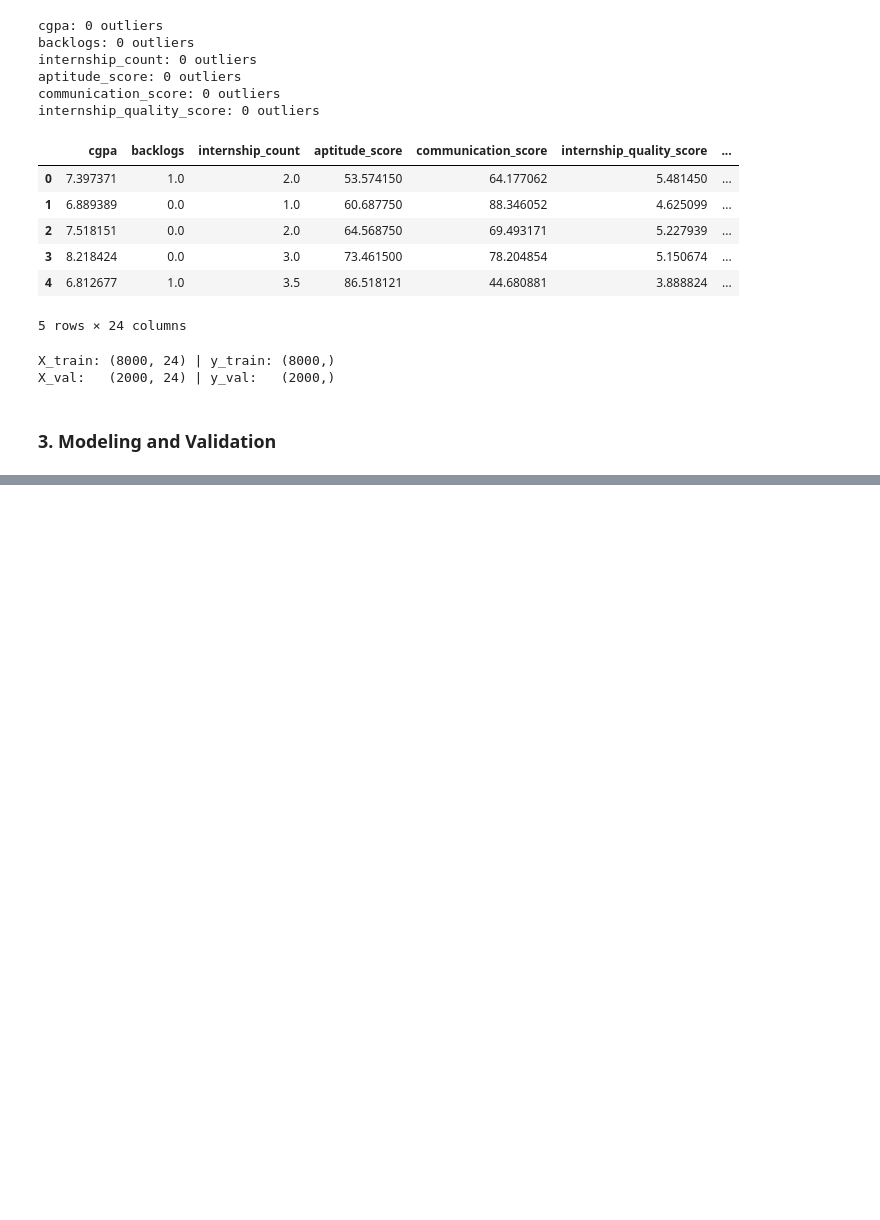
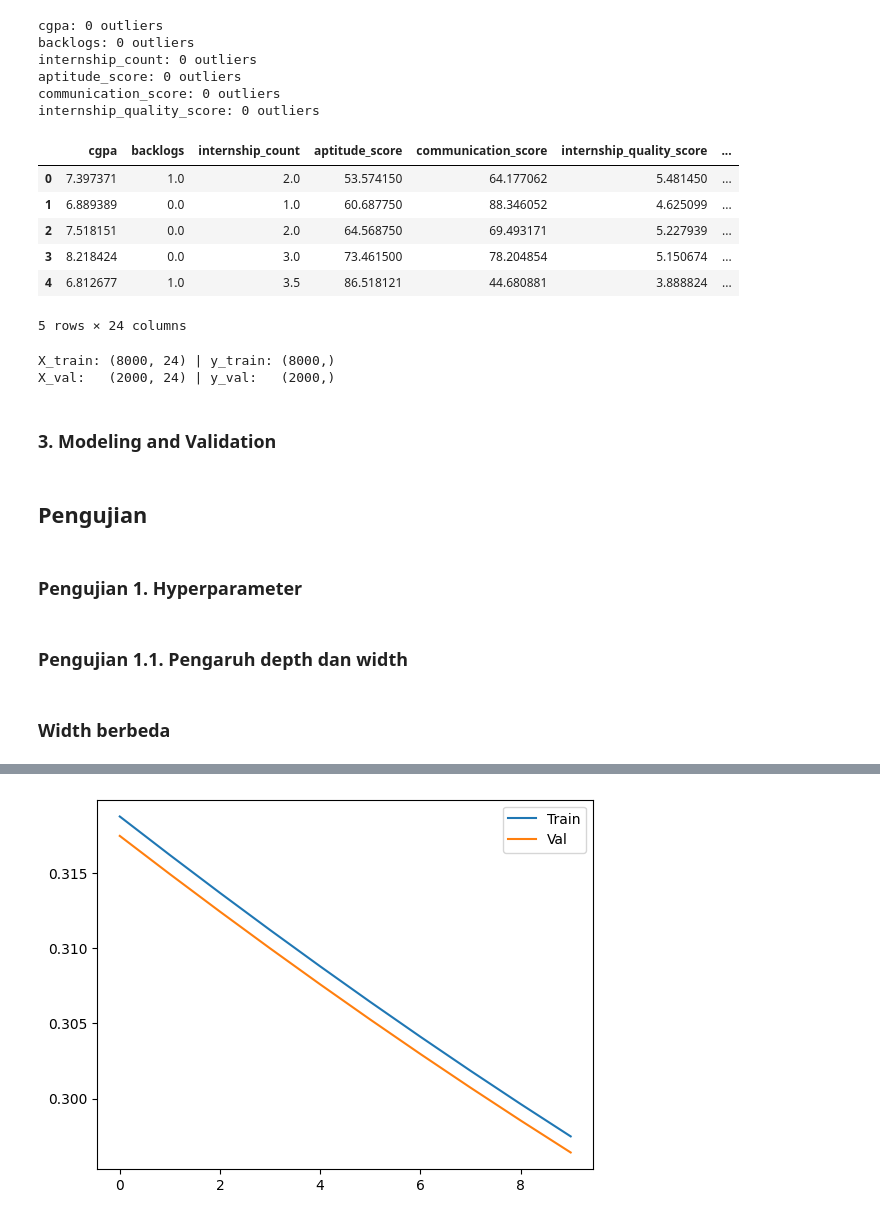
Before and after one commit to DiyahSusan/Tubes1-IF3270-ciamso, a Jupyter notebook: src/test.ipynb, the cells around one changed output, grey strips where cells are left out. Saved outputs shown, nothing was run; the diff lists cells and outputs as text; code cells hidden in the pictures; blank space fills up the shorter version.

Commit message:
feat : feat layer, coba

```diff
--- a/src/test.ipynb
+++ b/src/test.ipynb
@@ -243,32 +243,40 @@ def evaluate_model(model, X_val, y_val, model_name="Model"):
     macro_f1 = f1_score(y_val, y_pred, average='macro')
     print(f">>> Macro F1-Score: {macro_f1:.4f}\n")
     return macro_f1
+# %% [markdown]
+## Pengujian
+# %% [markdown]
+### Pengujian 1. Hyperparameter
+# %% [markdown]
+### Pengujian 1.1. Pengaruh depth dan width
+# %% [markdown]
+### Width berbeda
 # %%
-from model.functions import hyperbolic_tangent, hyperbolic_tangent_prime, mse, mse_prime, sigmoid, sigmoid_prime
-from model.initializers import uniform_init
-
+from model.functions import hyperbolic_tangent, hyperbolic_tangent_prime, mse, mse_prime, relu, relu_prime, sigmoid, sigmoid_prime
+from model.initializers import he_init, uniform_init, xavier_init
 
 model = NeuralNetwork()
-
-jumlah_fitur = X_train_np.shape[1]
-
-model.add(DenseLayer(input_size=jumlah_fitur, output_size=10, initializer_func=uniform_init, low=-1, high=1, seed=42))
-model.add(ActivationLayer(hyperbolic_tangent, hyperbolic_tangent_prime))
-
-model.add(DenseLayer(input_size=10, output_size=1, initializer_func=uniform_init, low=-1, high=1, seed=42))
+model.add(DenseLayer(24, 8, he_init, l1_lambda=0.001, l2_lambda=0.01, seed=42))
+model.add(ActivationLayer(relu, relu_prime))
+model.add(DenseLayer(8, 8, xavier_init, l1_lambda=0.001, l2_lambda=0.01, seed=42))
+model.add(ActivationLayer(sigmoid, sigmoid_prime))
+model.add(DenseLayer(8, 1, xavier_init, l1_lambda=0.001, l2_lambda=0.01, seed=42))
 model.add(ActivationLayer(sigmoid, sigmoid_prime))
 
 model.use(mse, mse_prime)
 
-print("Mulai belajar...")
-history = model.train(X_train_np, y_train_np, epochs=100, lr=0.1)
+history = model.train(
+    X_train_np, y_train_np,
+    X_val_np, y_val_np,
+    epochs=10,
+    batch_size=32,
+    learning_rate=0.01,
+    verbose=1  # Shows progress
+)
 
-print("\n Hasil Ujian (Prediksi) ")
-hasil_prediksi = model.predict(X_train_np)
-
-for i in range(5):
-    tebakan = hasil_prediksi[i][0][0]
-    target = y_train_np[i][0]
-
-    print(f"Target Asli: {target} | Tebakan Model: {tebakan:.4f}")
+# Plot results
+plt.plot(history['train_loss'], label='Train')
+plt.plot(history['val_loss'], label='Val')
+plt.legend()
+plt.show()
 # %% [output]
@@ -291,0 +293 @@ Target Asli: 0.0 | Tebakan Model: 0.6984
+[figure, added]
```
Also changed, not shown: parts of 7 cells of this notebook, 2 other files.
